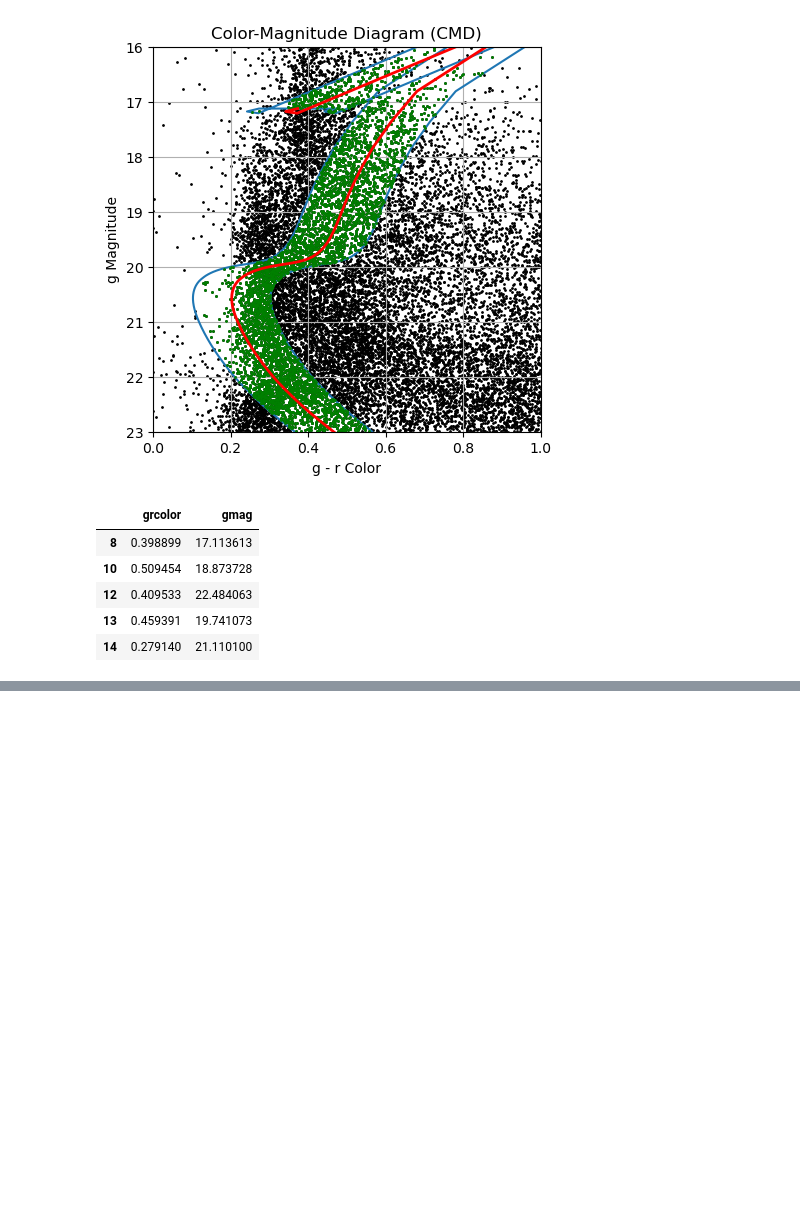
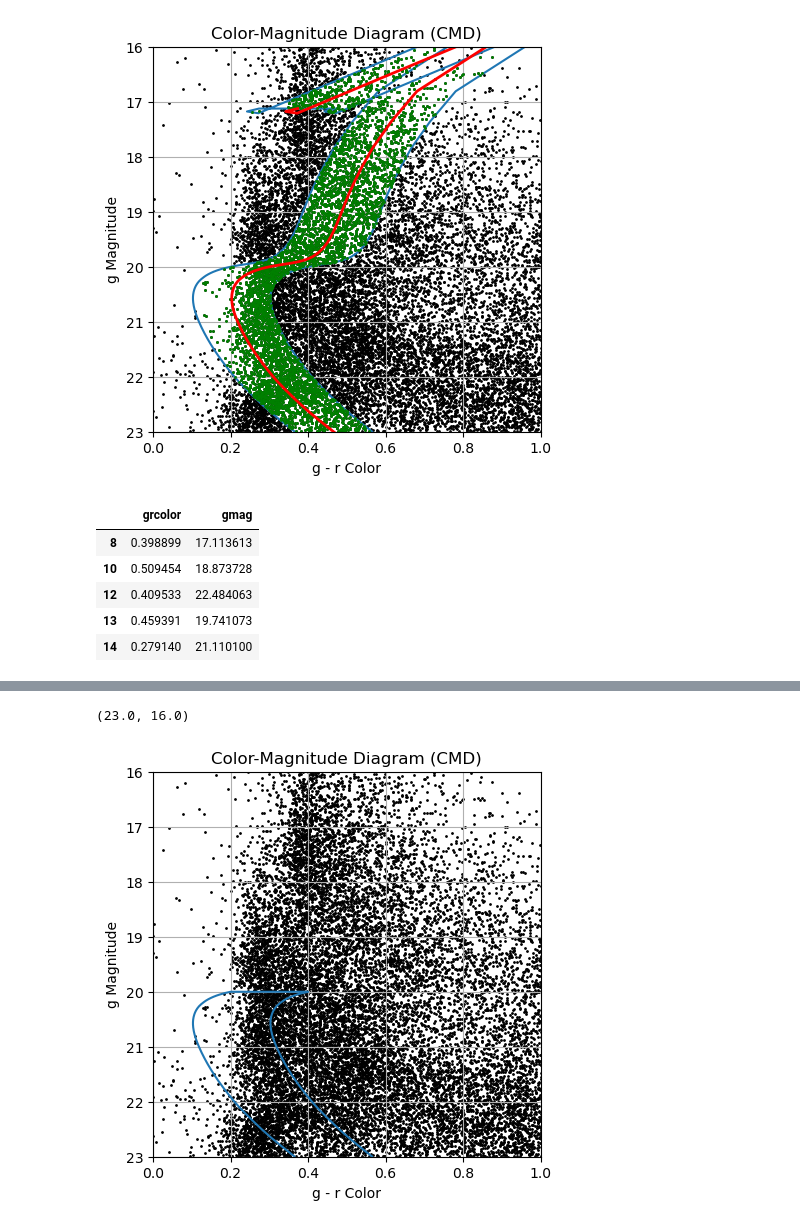
Before and after one commit to segasai/minimint, a Jupyter notebook: examples/cmd_selection.ipynb, the cells around one changed output, grey strips where cells are left out. Drawn from its saved outputs; the diff is of its cells as text; code cells hidden in the pictures; blank space fills up the shorter version.

```diff
--- a/examples/cmd_selection.ipynb
+++ b/examples/cmd_selection.ipynb
@@ -232,0 +284,2 @@ selected_df.head()
+# %%
+reverse_right_color = right_color[::-1]
@@ -232,0 +297,16 @@ selected_df.head()
+# %%
+
+# plot CMD from gmag and grcolor
+plt.figure(figsize=(5, 5))
+plt.scatter(cmd_data['grcolor'], cmd_data['gmag'], s=1, color='black')
+plt.plot(color_loop, mag_loop)
+plt.gca().invert_yaxis()
+plt.xlabel('g - r Color')
+plt.ylabel('g Magnitude')
+plt.title('Color-Magnitude Diagram (CMD)')
+plt.grid(True)
+plt.xlim(0, 1)
+plt.ylim(23, 16)
+# %% [output]
+(23.0, 16.0)
+[figure, added]
```
Also changed, not shown: parts of 13 cells of this notebook.
